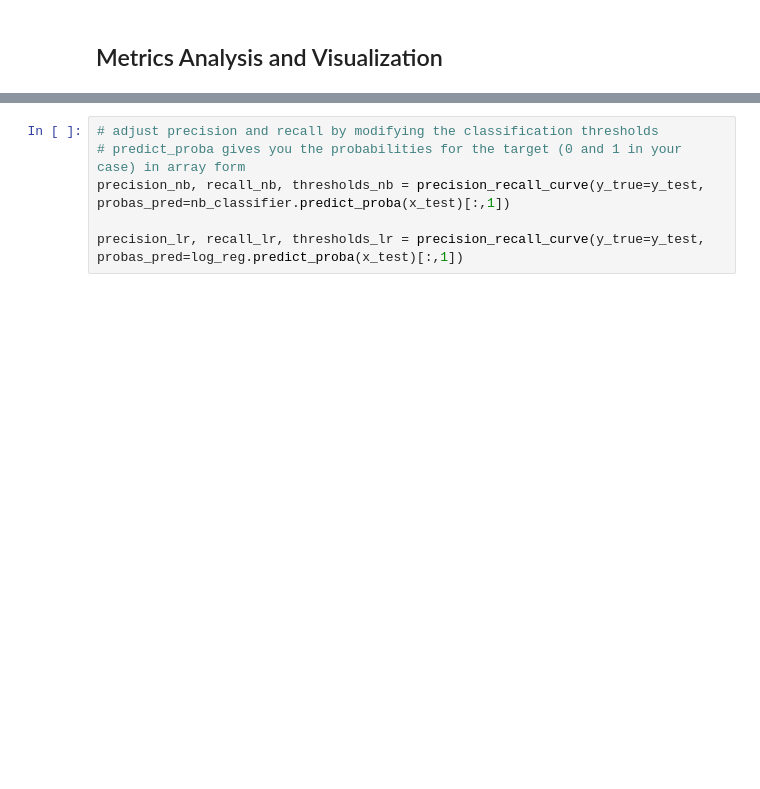
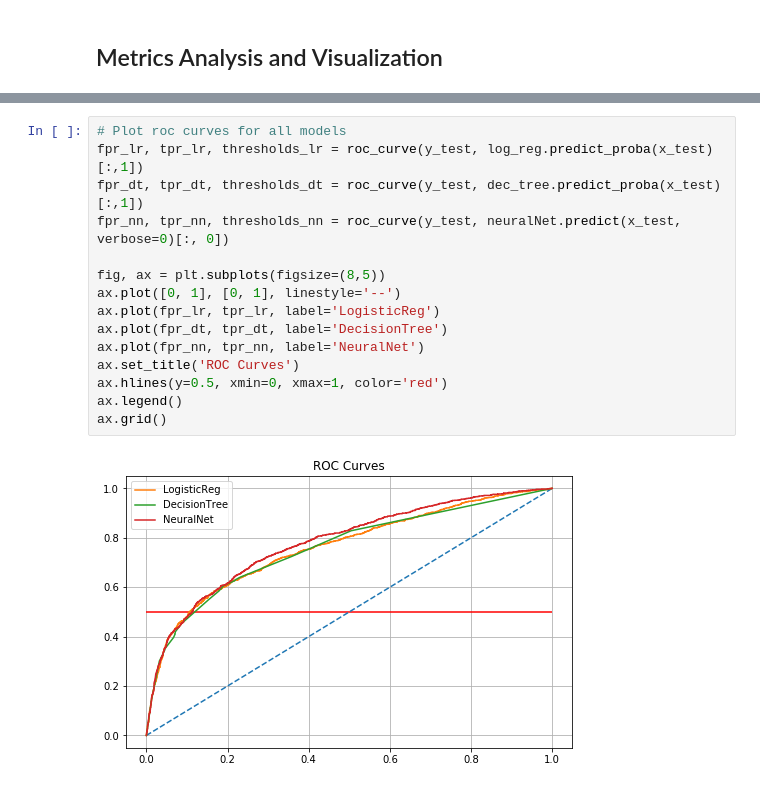
Before and after one commit to ChinKX/Supervised_Learning-Predicting_Credit_Card_Default, a Jupyter notebook: Submit Version/ChinKaiXiang_1603890.ipynb, the cells around one changed output, grey strips where cells are left out. Drawn from its saved outputs; the diff is of its cells as text; blank space fills up the shorter version.

```diff
--- a/Submit Version/ChinKaiXiang_1603890.ipynb
+++ b/Submit Version/ChinKaiXiang_1603890.ipynb
@@ -531,6 +647,17 @@ ax.grid()
-# %%
-# adjust precision and recall by modifying the classification thresholds
-# predict_proba gives you the probabilities for the target (0 and 1 in your case) in array form
-precision_nb, recall_nb, thresholds_nb = precision_recall_curve(y_true=y_test, probas_pred=nb_classifier.predict_proba(x_test)[:,1])
-
-precision_lr, recall_lr, thresholds_lr = precision_recall_curve(y_true=y_test, probas_pred=log_reg.predict_proba(x_test)[:,1])
+# %%
+# Plot roc curves for all models
+fpr_lr, tpr_lr, thresholds_lr = roc_curve(y_test, log_reg.predict_proba(x_test)[:,1])
+fpr_dt, tpr_dt, thresholds_dt = roc_curve(y_test, dec_tree.predict_proba(x_test)[:,1])
+fpr_nn, tpr_nn, thresholds_nn = roc_curve(y_test, neuralNet.predict(x_test, verbose=0)[:, 0])
+
+fig, ax = plt.subplots(figsize=(8,5))
+ax.plot([0, 1], [0, 1], linestyle='--')
+ax.plot(fpr_lr, tpr_lr, label='LogisticReg')
+ax.plot(fpr_dt, tpr_dt, label='DecisionTree')
+ax.plot(fpr_nn, tpr_nn, label='NeuralNet')
+ax.set_title('ROC Curves')
+ax.hlines(y=0.5, xmin=0, xmax=1, color='red')
+ax.legend()
+ax.grid()
+# %% [output]
+[figure, added]
```
Also changed, not shown: parts of 41 cells of this notebook, 1 other file.
